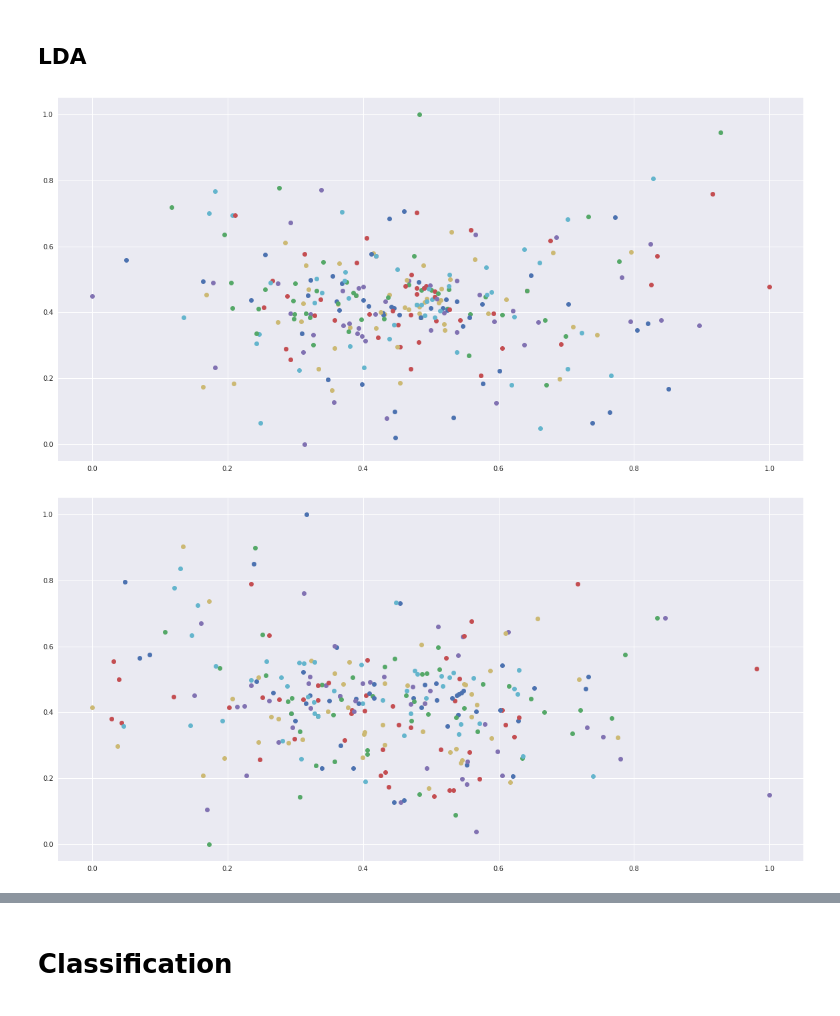
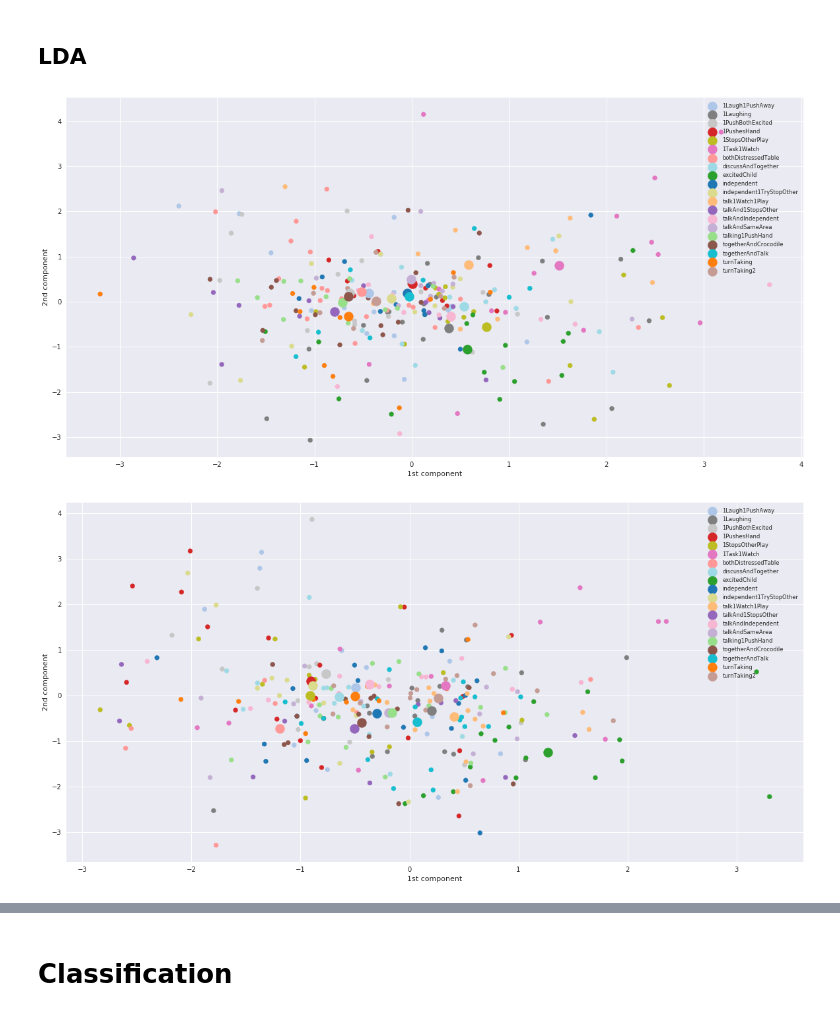
Before and after one commit to severin-lemaignan/pinsoro-kinematics, a Jupyter notebook: classification.ipynb, the cells around one changed output, grey strips where cells are left out. Cells and saved outputs as stored; diff of their text form; code cells hidden in the pictures.

```diff
--- a/classification.ipynb
+++ b/classification.ipynb
@@ -100,14 +189,19 @@ array([[ 0.17548592,  0.15016615,  0.14538466,  0.05376097,  0.13633354,
 ## LDA
 # %%
 from sklearn.discriminant_analysis import LinearDiscriminantAnalysis
-# %%
-lda = LinearDiscriminantAnalysis(n_components=4)
-lda.fit(pca.transform(training), training_labels)
-training_lda = lda.transform(pca.transform(training))
-testing_lda = lda.transform(pca.transform(testing))
-# %%
-plot_embedding(lda.transform(pca.transform(training)), training_labels)
-plot_embedding(lda.transform(pca.transform(testing)), testing_labels)
-# %% [output]
-[figure, removed]
-[figure, removed]
+# %%
+lda = LinearDiscriminantAnalysis(n_components=4)
+lda.fit(training_pca, training_labels)
+
+# we perform the LDA *on top of the PCA* as LDA typically requires O > 3 F, with O the nb of observations and F the nb of features (here, we have ~26 observations for originally 25 questions)
+training_lda = lda.transform(pca.transform(training))
+training_means_lda = lda.transform(pca.transform(training_means.values))
+
+testing_lda = lda.transform(pca.transform(testing))
+testing_means_lda = lda.transform(pca.transform(testing_means.values))
+# %%
+plot_embedding(training_lda, training_labels,training_means_lda, training_means.index, three_d=False)
+plot_embedding(testing_lda, testing_labels,testing_means_lda, testing_means.index, three_d=False)
+# %% [output]
+[figure, added]
+[figure, added]
```
Also changed, not shown: parts of 11 cells of this notebook.
